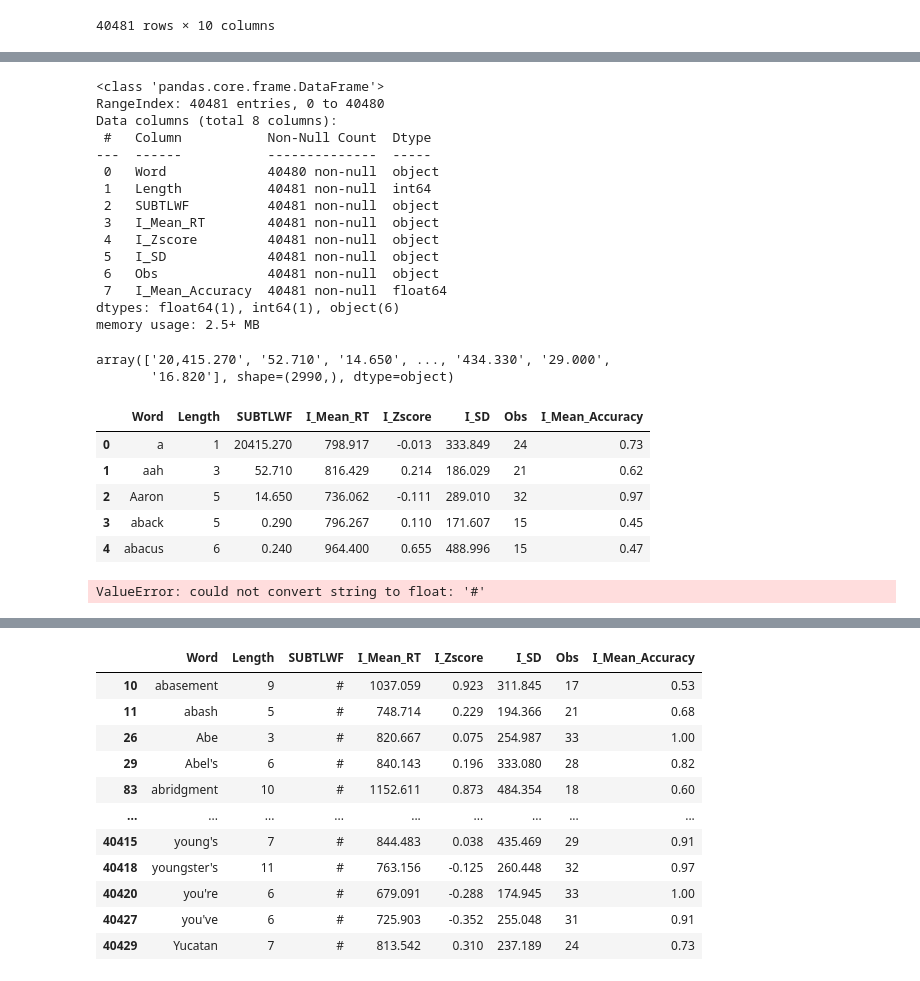
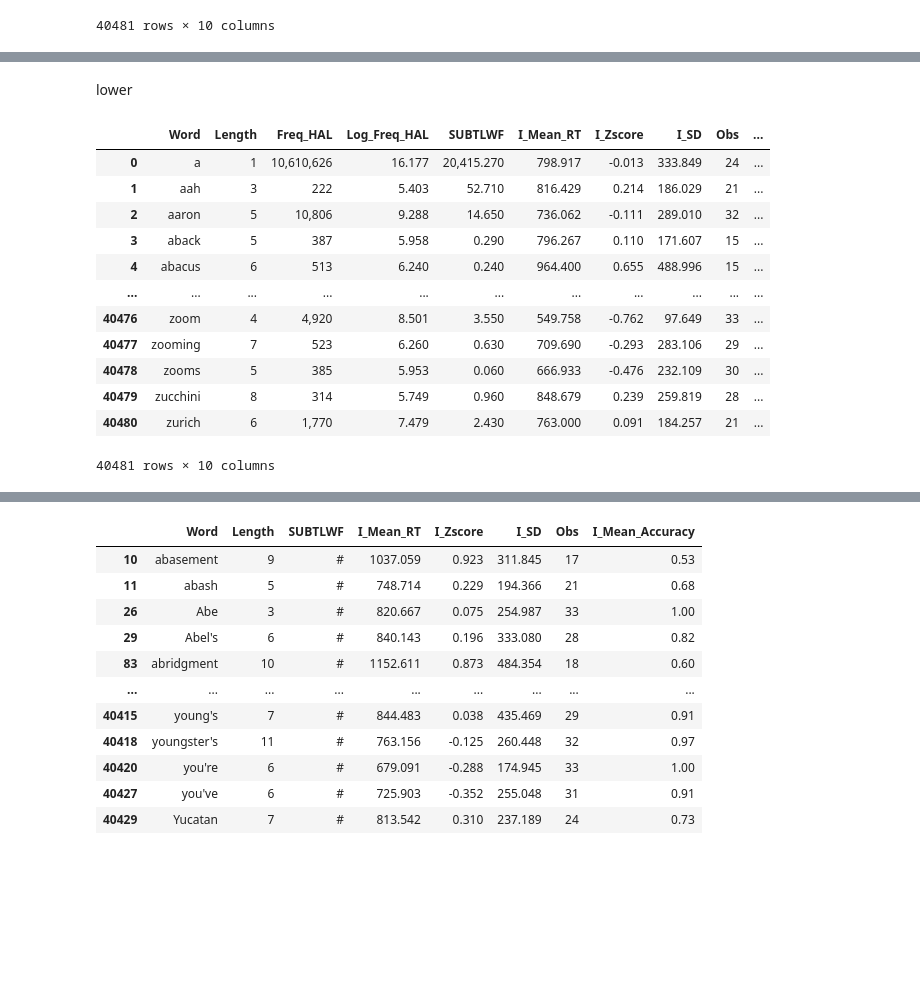
Before and after one commit to irregular6612/english-corpus-comparison, a Jupyter notebook: src/notebooks/behavior_exp_word_stimuli.ipynb, the cells around one changed output, grey strips where cells are left out. Saved outputs shown, nothing was run; the diff lists cells and outputs as text; code cells hidden in the pictures; blank space fills up the shorter version.

```diff
--- a/src/notebooks/behavior_exp_word_stimuli.ipynb
+++ b/src/notebooks/behavior_exp_word_stimuli.ipynb
@@ -54,3 +53,0 @@ remove HAL related columm
-# %%
-ELP_LDT_data.drop(columns=['Freq_HAL', 'Log_Freq_HAL'], inplace=True)
-ELP_LDT_data
@@ -73,45 +54,19 @@ keep only row which have the SUBTLWF
-# %%
-# as we can see, if the nan value is not processed as the none or nan -> therefore, we need to find and specify them.
-ELP_LDT_data.info()
-# %% [output]
-<class 'pandas.core.frame.DataFrame'>
-RangeIndex: 40481 entries, 0 to 40480
-Data columns (total 8 columns):
- #   Column           Non-Null Count  Dtype
----  ------           --------------  -----
- 0   Word             40480 non-null  object
- 1   Length           40481 non-null  int64
- 2   SUBTLWF          40481 non-null  object
- 3   I_Mean_RT        40481 non-null  object
- 4   I_Zscore         40481 non-null  object
- 5   I_SD             40481 non-null  object
- 6   Obs              40481 non-null  object
- 7   I_Mean_Accuracy  40481 non-null  float64
-dtypes: float64(1), int64(1), object(6)
-memory usage: 2.5+ MB
-# %%
-# also, need to erase the comma ex) 20,415.270 -> 20415.270
-ELP_LDT_data['SUBTLWF'].unique()
-# %% [output]
-array(['20,415.270', '52.710', '14.650', ..., '434.330', '29.000',
-       '16.820'], shape=(2990,), dtype=object)
-# %%
-# remove comma for all exist columns
-ELP_LDT_data['SUBTLWF'] = ELP_LDT_data['SUBTLWF'].str.replace(',', '')
-ELP_LDT_data['I_Mean_RT'] = ELP_LDT_data['I_Mean_RT'].str.replace(',', '')
-ELP_LDT_data['I_Zscore'] = ELP_LDT_data['I_Zscore'].str.replace(',', '')
-ELP_LDT_data['I_SD'] = ELP_LDT_data['I_SD'].str.replace(',', '')
-ELP_LDT_data['Obs'] = ELP_LDT_data['Obs'].str.replace(',', '')
-ELP_LDT_data.head()
-# %% [output]
-|  | Word | Length | SUBTLWF | I_Mean_RT | I_Zscore | I_SD | Obs | I_Mean_Accuracy |
-| 0 | a | 1 | 20415.270 | 798.917 | -0.013 | 333.849 | 24 | 0.73 |
-| 1 | aah | 3 | 52.710 | 816.429 | 0.214 | 186.029 | 21 | 0.62 |
-| 2 | Aaron | 5 | 14.650 | 736.062 | -0.111 | 289.010 | 32 | 0.97 |
-| 3 | aback | 5 | 0.290 | 796.267 | 0.110 | 171.607 | 15 | 0.45 |
-| 4 | abacus | 6 | 0.240 | 964.400 | 0.655 | 488.996 | 15 | 0.47 |
-# %%
-# float으로 바로 변환이 안 되는데, 이는 '#' 때문.
-ELP_LDT_data['SUBTLWF'].astype('float')
-# %% [output]
-ValueError: could not convert string to float: '#'
+# %% [markdown]
+lower
+# %%
+ELP_LDT_data['Word'] = ELP_LDT_data['Word'].str.lower()
+ELP_LDT_data
+# %% [output]
+|  | Word | Length | Freq_HAL | Log_Freq_HAL | SUBTLWF | I_Mean_RT | I_Zscore | I_SD | Obs | ... |
+| 0 | a | 1 | 10,610,626 | 16.177 | 20,415.270 | 798.917 | -0.013 | 333.849 | 24 | ... |
+| 1 | aah | 3 | 222 | 5.403 | 52.710 | 816.429 | 0.214 | 186.029 | 21 | ... |
+| 2 | aaron | 5 | 10,806 | 9.288 | 14.650 | 736.062 | -0.111 | 289.010 | 32 | ... |
+| 3 | aback | 5 | 387 | 5.958 | 0.290 | 796.267 | 0.110 | 171.607 | 15 | ... |
+| 4 | abacus | 6 | 513 | 6.240 | 0.240 | 964.400 | 0.655 | 488.996 | 15 | ... |
+| ... | ... | ... | ... | ... | ... | ... | ... | ... | ... | ... |
+| 40476 | zoom | 4 | 4,920 | 8.501 | 3.550 | 549.758 | -0.762 | 97.649 | 33 | ... |
+| 40477 | zooming | 7 | 523 | 6.260 | 0.630 | 709.690 | -0.293 | 283.106 | 29 | ... |
+| 40478 | zooms | 5 | 385 | 5.953 | 0.060 | 666.933 | -0.476 | 232.109 | 30 | ... |
+| 40479 | zucchini | 8 | 314 | 5.749 | 0.960 | 848.679 | 0.239 | 259.819 | 28 | ... |
+| 40480 | zurich | 6 | 1,770 | 7.479 | 2.430 | 763.000 | 0.091 | 184.257 | 21 | ... |
+40481 rows × 10 columns
```
Also changed, not shown: parts of 37 cells of this notebook, 4 other files.
